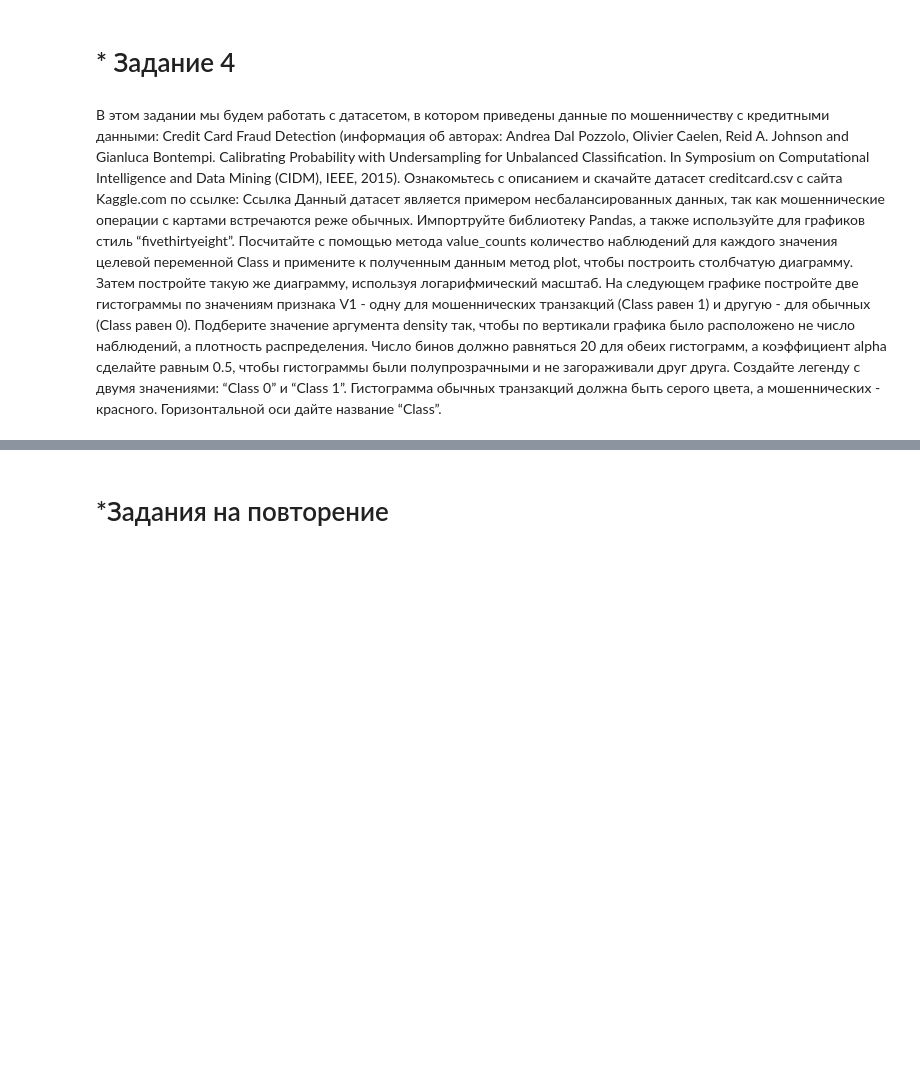
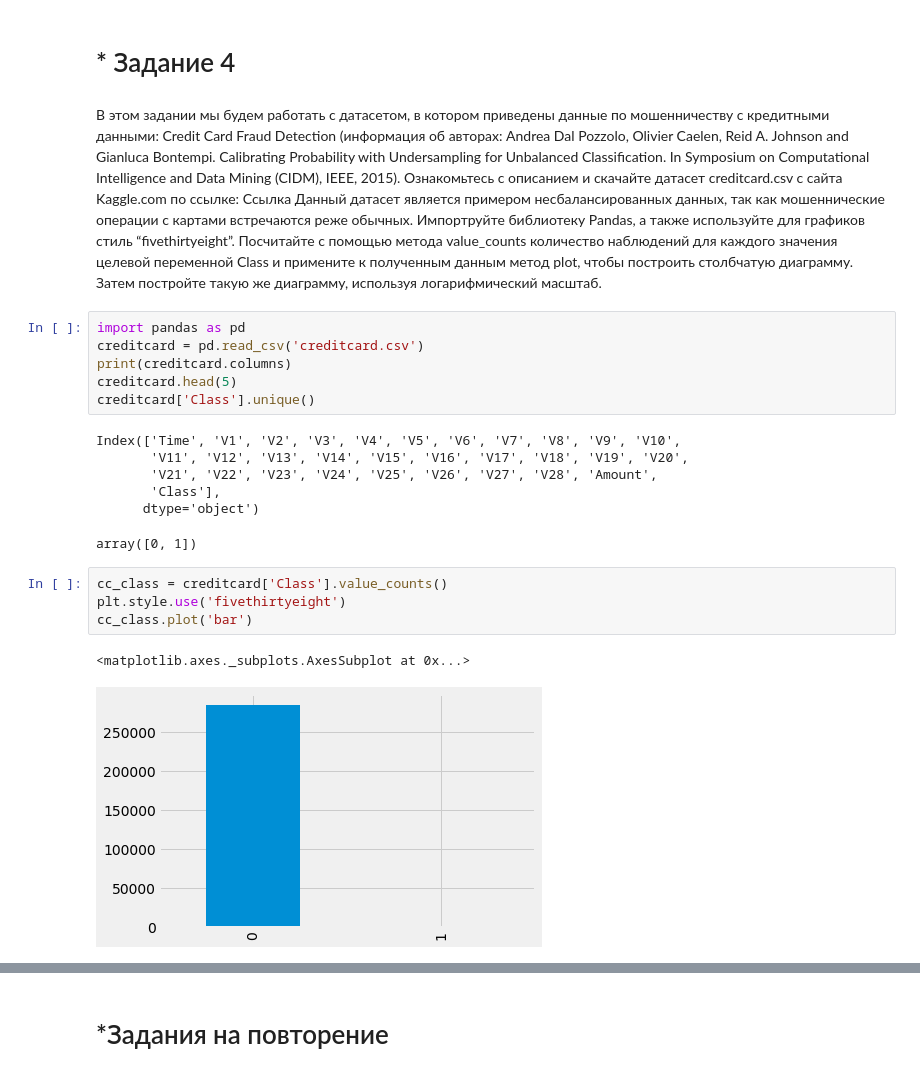
Before and after one commit to 6567967/GB_PDS, a Jupyter notebook: less6.ipynb, the cells around one changed output, grey strips where cells are left out. Drawn from its saved outputs; the diff is of its cells as text; blank space fills up the shorter version.

```diff
--- a/less6.ipynb
+++ b/less6.ipynb
@@ -99,4 +128,23 @@ Credit Card Fraud Detection (информация об авторах: Andrea Da
 Данный датасет является примером несбалансированных данных, так как мошеннические операции с картами встречаются реже обычных.
 Импортруйте библиотеку Pandas, а также используйте для графиков стиль “fivethirtyeight”.
 Посчитайте с помощью метода value_counts количество наблюдений для каждого значения целевой переменной Class и примените к полученным данным метод plot, чтобы построить столбчатую диаграмму. Затем постройте такую же диаграмму, используя логарифмический масштаб.
-На следующем графике постройте две гистограммы по значениям признака V1 - одну для мошеннических транзакций (Class равен 1) и другую - для обычных (Class равен 0). Подберите значение аргумента density так, чтобы по вертикали графика было расположено не число наблюдений, а плотность распределения. Число бинов должно равняться 20 для обеих гистограмм, а коэффициент alpha сделайте равным 0.5, чтобы гистограммы были полупрозрачными и не загораживали друг друга. Создайте легенду с двумя значениями: “Class 0” и “Class 1”. Гистограмма обычных транзакций должна быть серого цвета, а мошеннических - красного. Горизонтальной оси дайте название “Class”.
+# %%
+import pandas as pd
+creditcard = pd.read_csv('creditcard.csv')
+print(creditcard.columns)
+creditcard.head(5)
+creditcard['Class'].unique()
+# %% [output]
+Index(['Time', 'V1', 'V2', 'V3', 'V4', 'V5', 'V6', 'V7', 'V8', 'V9', 'V10',
+       'V11', 'V12', 'V13', 'V14', 'V15', 'V16', 'V17', 'V18', 'V19', 'V20',
+       'V21', 'V22', 'V23', 'V24', 'V25', 'V26', 'V27', 'V28', 'Amount',
+       'Class'],
+      dtype='object')
+array([0, 1])
+# %%
+cc_class = creditcard['Class'].value_counts()
+plt.style.use('fivethirtyeight')
+cc_class.plot('bar')
+# %% [output]
+<matplotlib.axes._subplots.AxesSubplot at 0x...>
+[figure, added]
```
Also changed, not shown: parts of 19 cells of this notebook.
